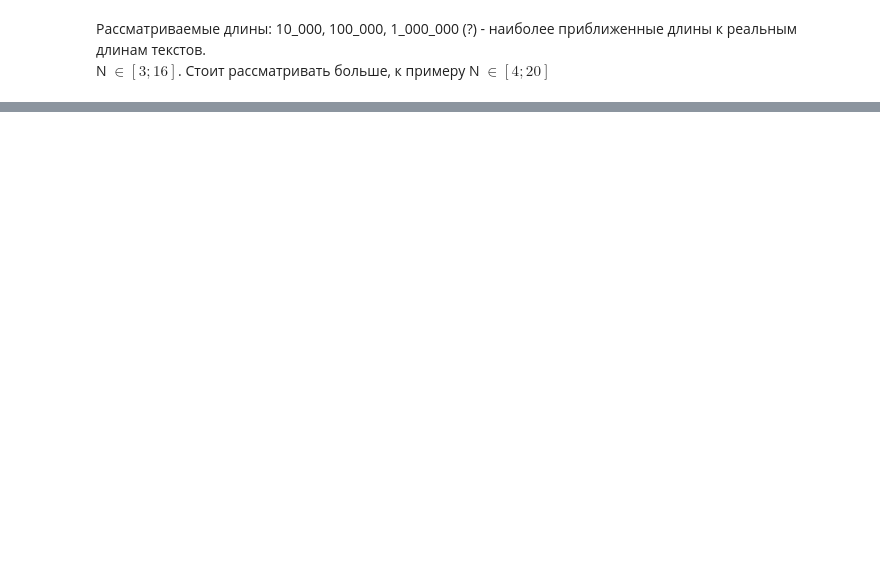
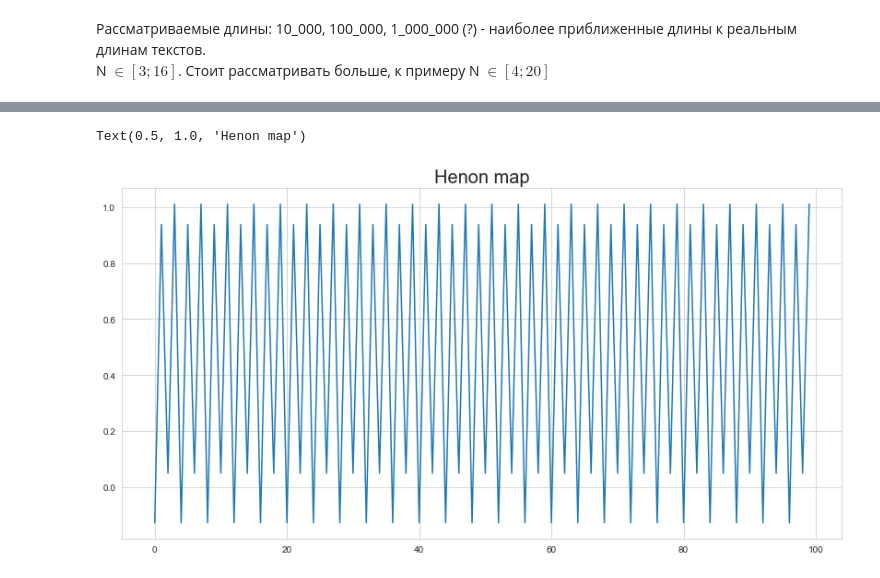
Before and after one commit to BorovTech/He_who_laughs_last, a Jupyter notebook: Entropy_Complexity/Entropy_Complexity_Chaos.ipynb, the cells around one changed output, grey strips where cells are left out. Saved outputs shown, nothing was run; the diff lists cells and outputs as text; code cells hidden in the pictures; blank space fills up the shorter version.

```diff
--- a/Entropy_Complexity/Entropy_Complexity_Chaos.ipynb
+++ b/Entropy_Complexity/Entropy_Complexity_Chaos.ipynb
@@ -135,0 +146,20 @@ N $\in [3; 16] $. Стоит рассматривать больше, к при
+# %%
+def henon_map(n=1000000, a=1.4, b=0.3, x0=.4): #Henon map
+    x = np.zeros(n)
+    x[0] = x0
+    for i in range(1, len(x)):
+        x[i] = 1 - a * x[i-1] ** 2 + b * x[i-1]
+    return x
+# %%
+texts = np.load("eng_texts_svd.npy", allow_pickle=True)
+sample_text = texts[2]
+sample_text = sample_text.flatten()
+# %%
+# 10^5 длина
+LEN = len(sample_text)
+skew_tent = skew_tent_map(n=LEN)
+log = logistic(n=LEN)
+henon = henon_map(n=LEN)
+xs, _, _ = Lorentz().generate(0.1, LEN+300)
+xs = (xs - xs.min()) / (xs.max() - xs.min())
+lorenz = xs[301:]
@@ -135,0 +230,7 @@ N $\in [3; 16] $. Стоит рассматривать больше, к при
+# %%
+plt.figure(figsize=(14, 7))
+sns.lineplot(y=henon[100:200], x=range(100))
+plt.title("Henon map", {"fontsize": 20})
+# %% [output]
+Text(0.5, 1.0, 'Henon map')
+[figure, added]
```
Also changed, not shown: parts of 6 cells of this notebook, 3 other files.
